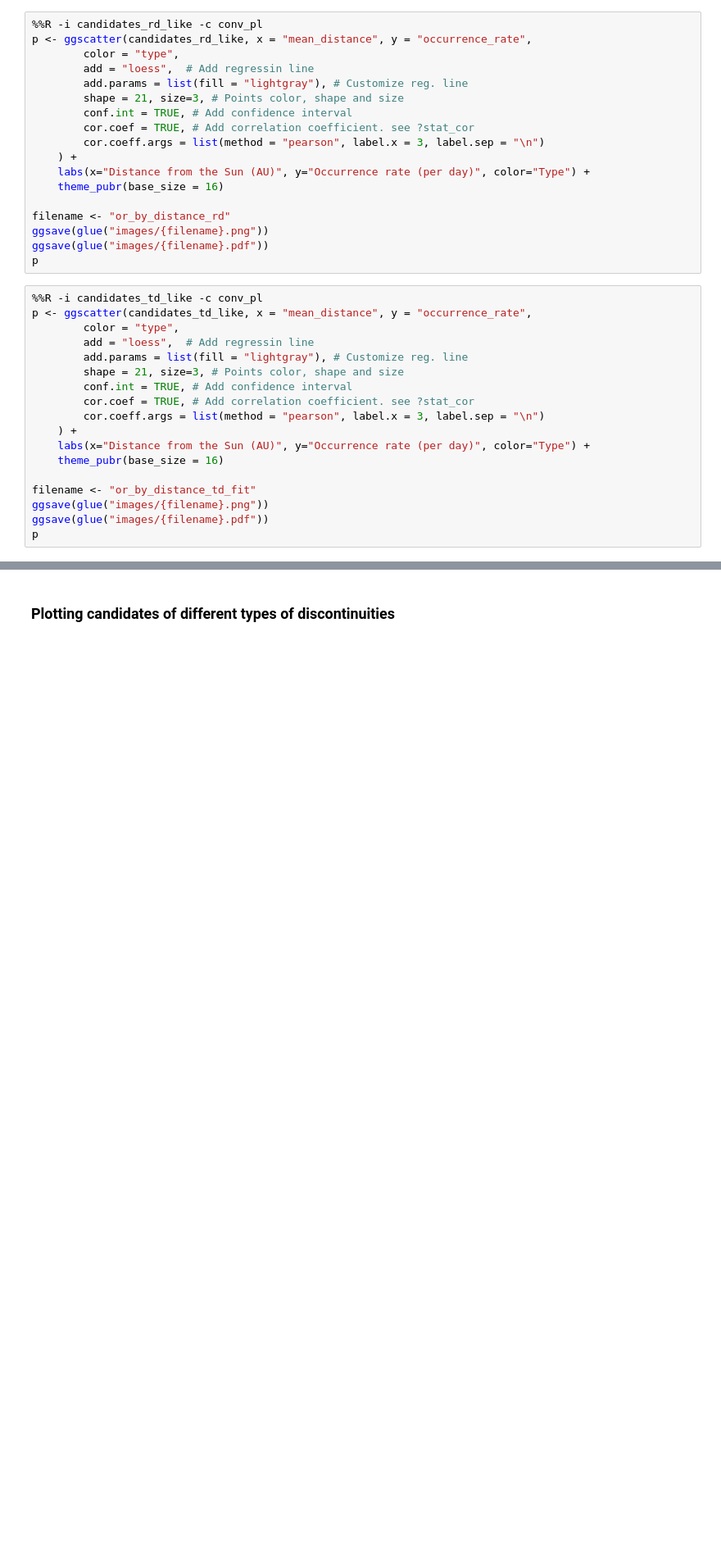
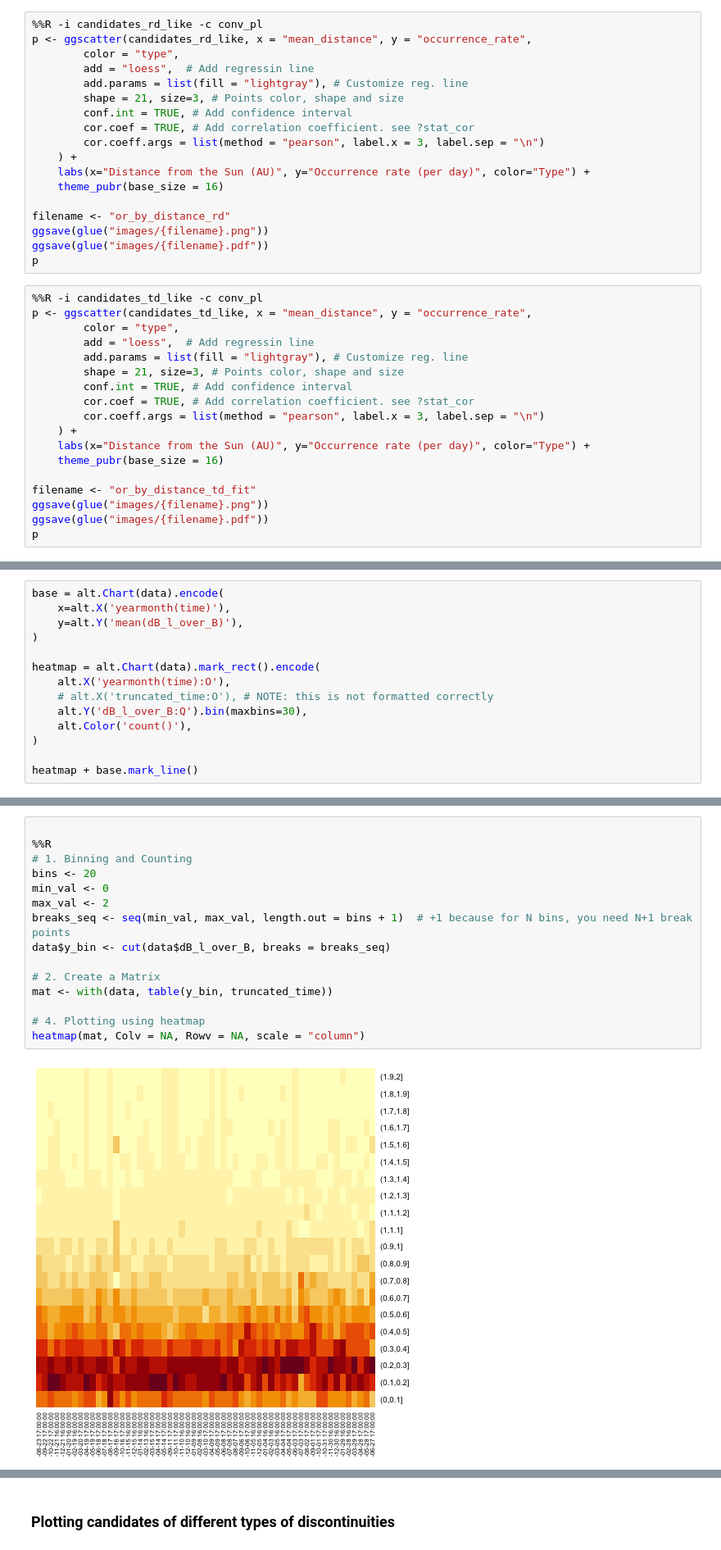
Before and after one commit to Beforerr/planet, a Jupyter notebook: nbs/_test.ipynb, the cells around one changed output, grey strips where cells are left out. Shown at 82% size. Saved outputs shown, nothing was run; the diff lists cells and outputs as text; blank space fills up the shorter version.

```diff
--- a/nbs/_test.ipynb
+++ b/nbs/_test.ipynb
@@ -809,0 +774,14 @@ p
+# %%
+base = alt.Chart(data).encode(
+    x=alt.X('yearmonth(time)'),
+    y=alt.Y('mean(dB_l_over_B)'),
+)
+
+heatmap = alt.Chart(data).mark_rect().encode(
+    alt.X('yearmonth(time):O'),
+    # alt.X('truncated_time:O'), # NOTE: this is not formatted correctly
+    alt.Y('dB_l_over_B:Q').bin(maxbins=30),
+    alt.Color('count()'),
+)
+
+heatmap + base.mark_line()
@@ -809,0 +828,17 @@ p
+# %%
+
+%%R
+# 1. Binning and Counting
+bins <- 20
+min_val <- 0
+max_val <- 2
+breaks_seq <- seq(min_val, max_val, length.out = bins + 1)  # +1 because for N bins, you need N+1 break points
+data$y_bin <- cut(data$dB_l_over_B, breaks = breaks_seq)
+
+# 2. Create a Matrix
+mat <- with(data, table(y_bin, truncated_time))
+
+# 4. Plotting using heatmap
+heatmap(mat, Colv = NA, Rowv = NA, scale = "column")
+# %% [output]
+[figure, added]
```
Also changed, not shown: parts of 90 cells of this notebook, 43 other files.
